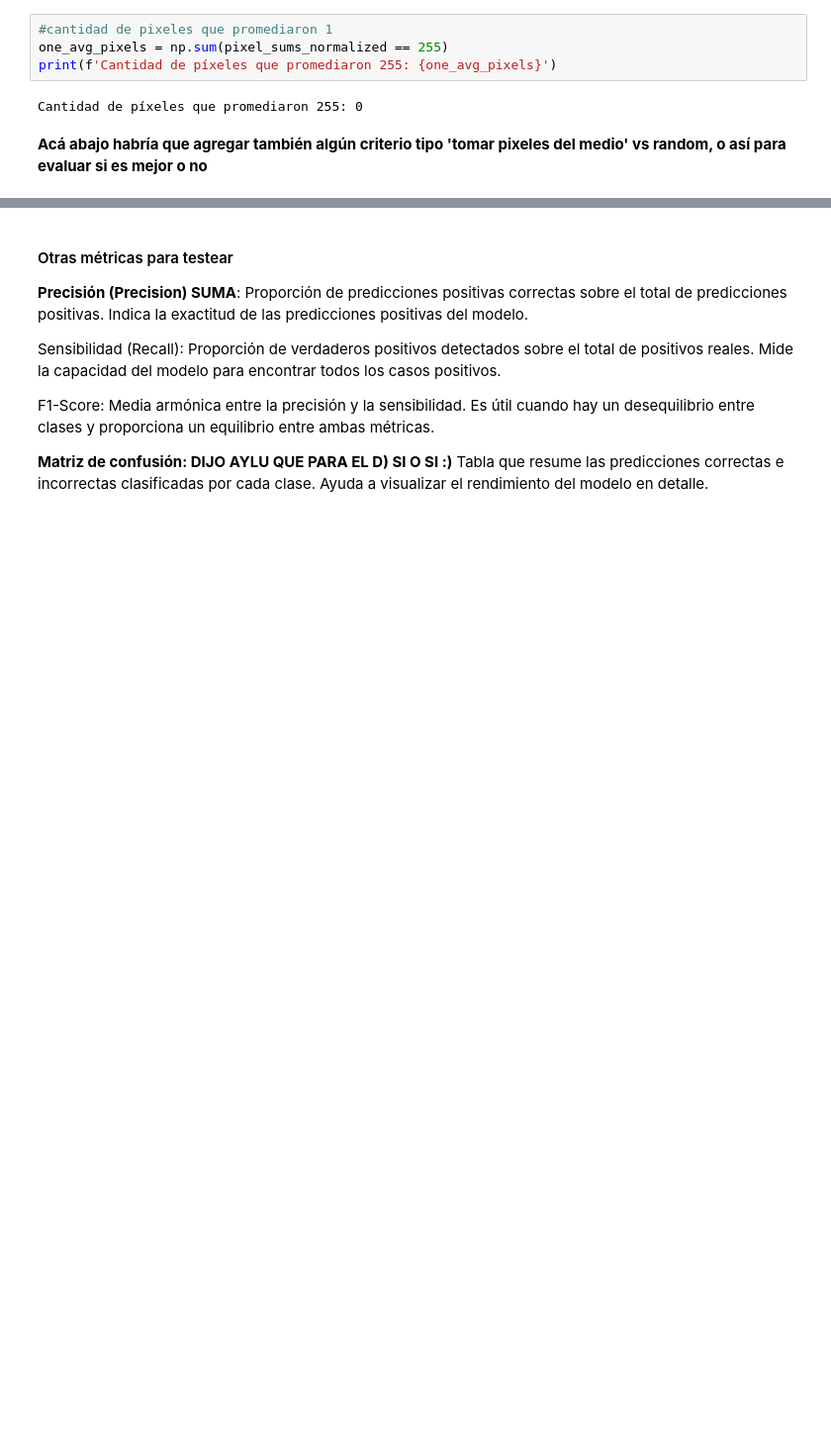
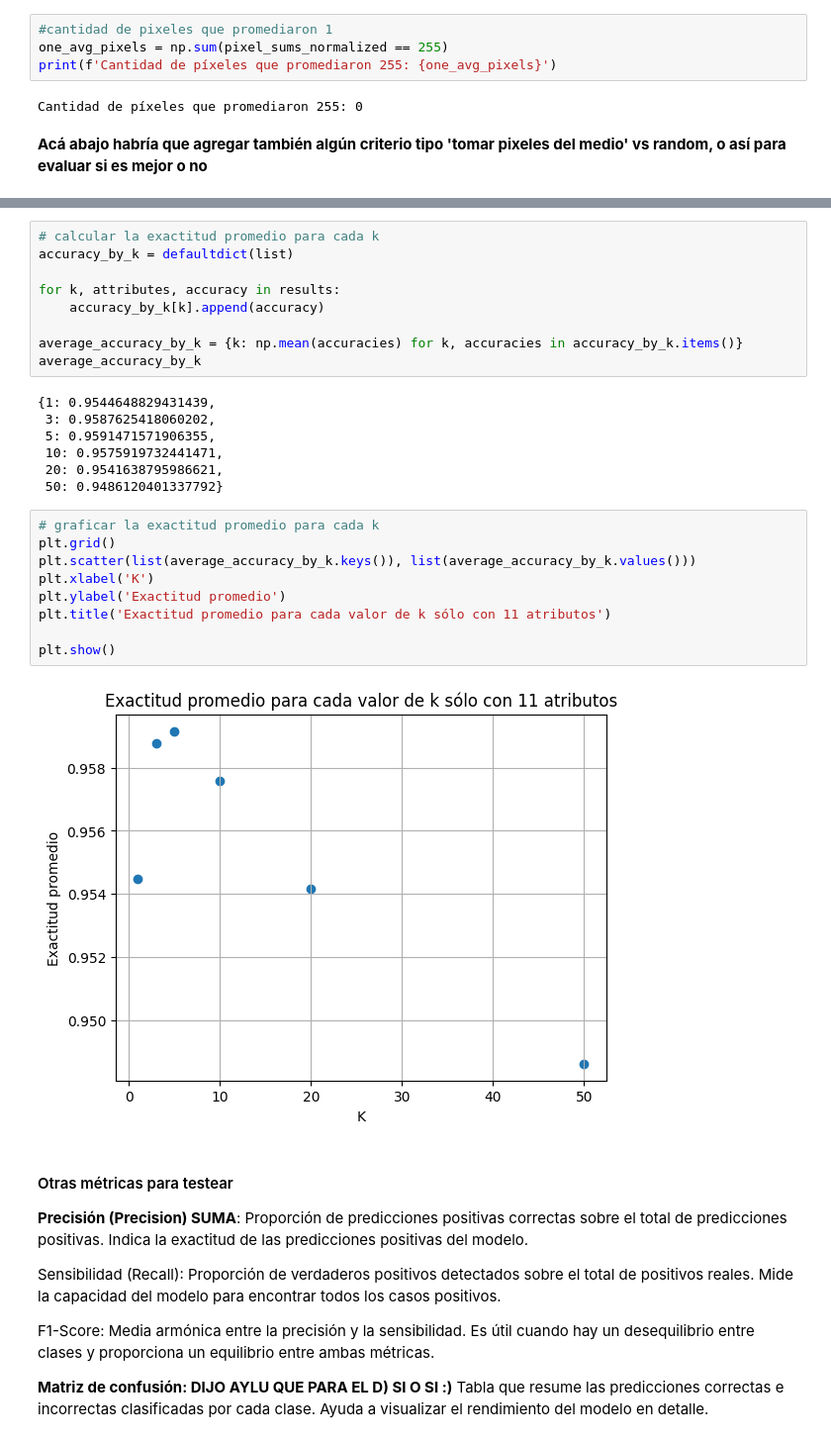
Before and after one commit to pedrobergaglio/tp1-ldd24, a Jupyter notebook: TP2/exploracion.ipynb, the cells around one changed output, grey strips where cells are left out. Shown at 99% size. Drawn from its saved outputs; the diff is of its cells as text; blank space fills up the shorter version.

```diff
--- a/TP2/exploracion.ipynb
+++ b/TP2/exploracion.ipynb
@@ -314,3 +721,30 @@ Mejor modelo - k: 3, Atributos: [236, 387, 462, 485, 513, 630, 182, 242, 275, 38
+# %%
+# calcular la exactitud promedio para cada k
+accuracy_by_k = defaultdict(list)
+
+for k, attributes, accuracy in results:
+    accuracy_by_k[k].append(accuracy)
+
+average_accuracy_by_k = {k: np.mean(accuracies) for k, accuracies in accuracy_by_k.items()}
+average_accuracy_by_k
+# %% [output]
+{1: 0.9544648829431439,
+ 3: 0.9587625418060202,
+ 5: 0.9591471571906355,
+ 10: 0.9575919732441471,
+ 20: 0.9541638795986621,
+ 50: 0.9486120401337792}
+# %%
+# graficar la exactitud promedio para cada k
+plt.grid()
+plt.scatter(list(average_accuracy_by_k.keys()), list(average_accuracy_by_k.values()))
+plt.xlabel('K')
+plt.ylabel('Exactitud promedio')
+plt.title('Exactitud promedio para cada valor de k sólo con 11 atributos')
+
+plt.show()
+# %% [output]
+[figure, added]
 # %% [markdown]
 #### Otras métricas para testear
 
```
Also changed, not shown: parts of 36 cells of this notebook, 6 other files.
